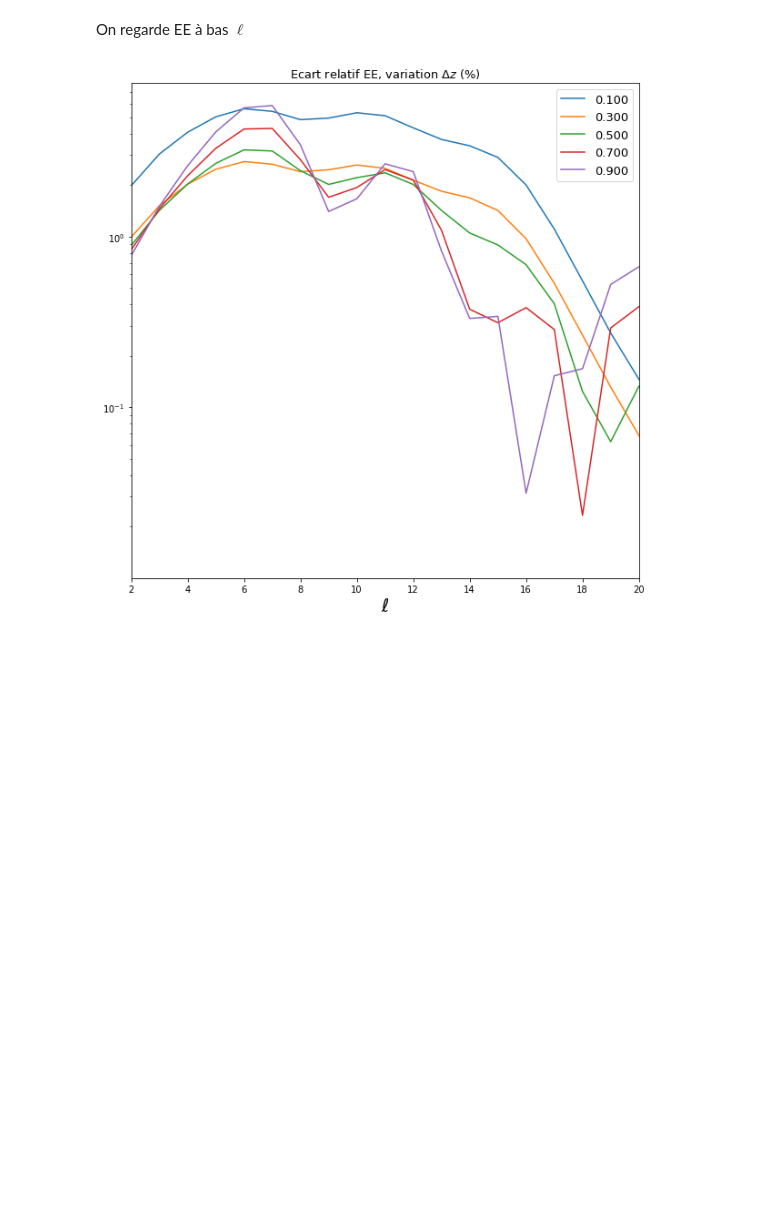
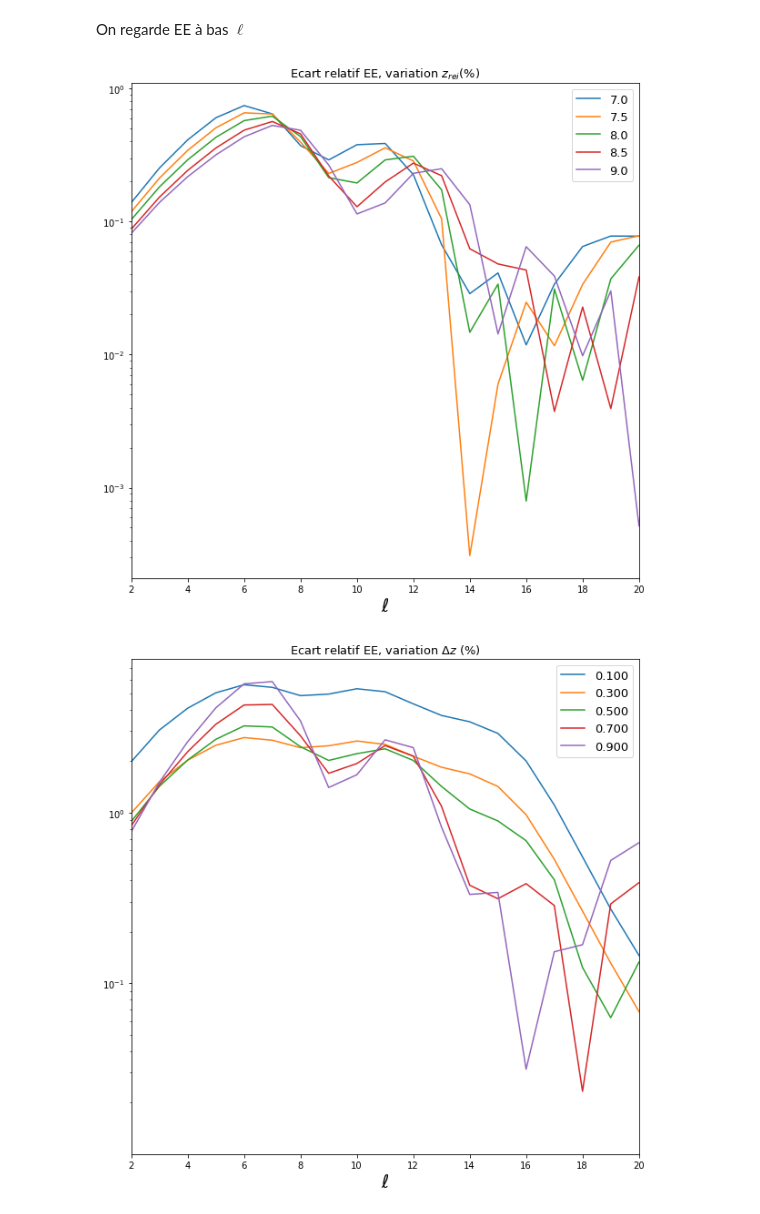
Before and after one commit to EmilePangburn/Tanh_model, a Jupyter notebook: tau_camb.ipynb, the cells around one changed output. Drawn from its saved outputs; the diff is of its cells as text; code cells hidden in the pictures; blank space fills up the shorter version.

```diff
--- a/tau_camb.ipynb
+++ b/tau_camb.ipynb
@@ -200,52 +86,30 @@ ax[0,1].set_title('Ecart relatif BB');
 # %% [markdown]
 On regarde EE à bas $\ell$
 # %%
-def xe2(z,zre=8, tau=0.0544, dz=0.5, f=1.08, with_helium=False):
-    He_fraction = 8.1884281020483535E-002
-    y = (1+z)**(3/2)
-    #zre = camb.get_zre_from_tau(camb_params, tau)
-    yre = (1+zre)**(3/2)
-    dy = 3/2 * (1 + z)**(1/2) * dz
-    xe = (1+He_fraction)/2 * (1 + np.tanh((yre - y) / dy))
-    # Effect of Helium becoming fully ionized is small so details not important
+#cmb_params = {'omch2': 0.120, 'ombh2': 0.0224,'H0': 67.4,'As': 10**-10*np.exp(3.047),'ns': 0.965,'tau': 0.054}
 
-    He_redshift = 3.5
-    He_delta = 0.4
-    xe += He_fraction / 2 * (1 + np.tanh((He_redshift - z)/He_delta))
-    #xe += He_fraction  * (1 + np.tanh((He_redshift - z)/He_delta))
-    return xe
-
-cmb_params = {'omch2': 0.120,
-          'ombh2': 0.0224,'H0': 67.4,'As': 10**-10*np.exp(3.047),'ns': 0.965}#,'tau': 0.054}
-
-cmb_params2 = {'omch2': 0.120,
-          'ombh2': 0.0224,'H0': 67.4,'As': 10**-10*np.exp(3.047),'ns': 0.965,'tau': 0.054}
 
 
 figure = plt.figure(figsize=(10,10))
 zre = np.arange(7,9.5,0.5)
+z = np.arange(0, 25, 0.5)
 for i in range(5):
-    z = np.arange(0, 25, 0.5)
-    xe_resultat = xe2(z,zre=zre[i])
+
+    xe_resultat = cb.xe(z,zre = zre[i])
     model = camb.TanhReionization()
     model.set_xe(xe_resultat,z)
-    camb_params = camb.set_params(**cmb_params,Reion=model)
-    camb_params_old = camb.set_params(**cmb_params2)
-
-    results = camb.get_results(camb_params)
-    results_old = camb.get_results(camb_params_old)
-    powers =results.get_cmb_power_spectra(camb_params, CMB_unit='muK')
-    powers_old =results.get_cmb_power_spectra(camb_params_old, CMB_unit='muK')
-
-    totCl = powers['total']
-    totCl_old = powers_old['total']
+    model2 = camb.TanhReionization(use_optical_depth=False,redshift=zre[i])
+    totCl = cb.cl_from_CAMB(0,model=model)
+    totCl_old = cb.cl_from_CAMB(0,model=model2)
 
     plt.plot(ls,100*np.abs(totCl[debut:,1]-totCl_old[debut:,1])/totCl_old[debut:,1],label=zre[i])
     plt.title('Ecart relatif EE, variation $z_{rei}$(%) ',fontsize=13)
     plt.xlim(2,20)
     plt.yscale('log')
     #plt.ylim(0,0.1)
     plt.xlabel('$\ell$',fontsize=20)
     plt.legend(fontsize=13)
 plt.show()
+# %% [output]
+[figure, added]
 # %%
```
Also changed, not shown: parts of 8 cells of this notebook, 1 other file.
